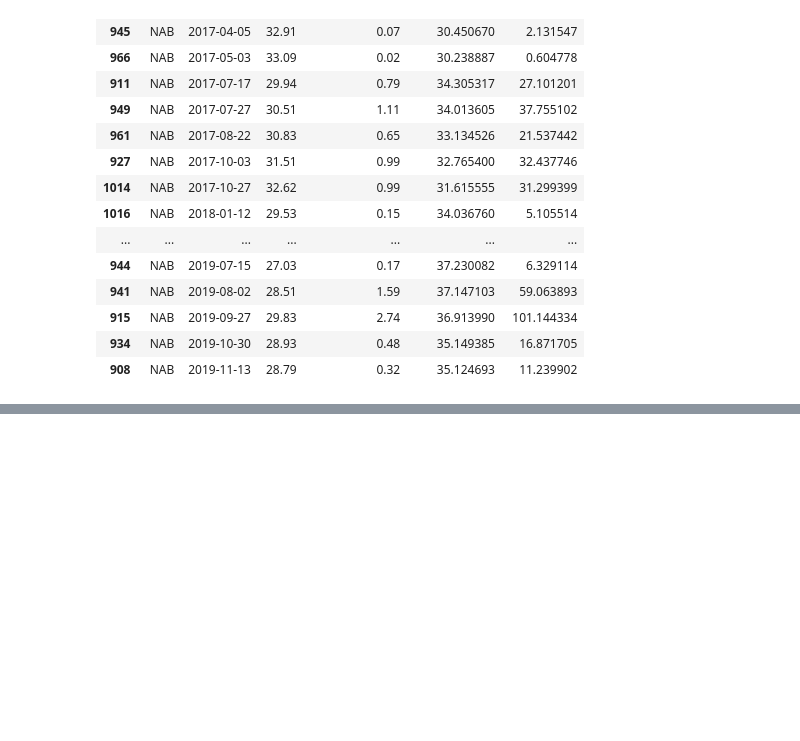
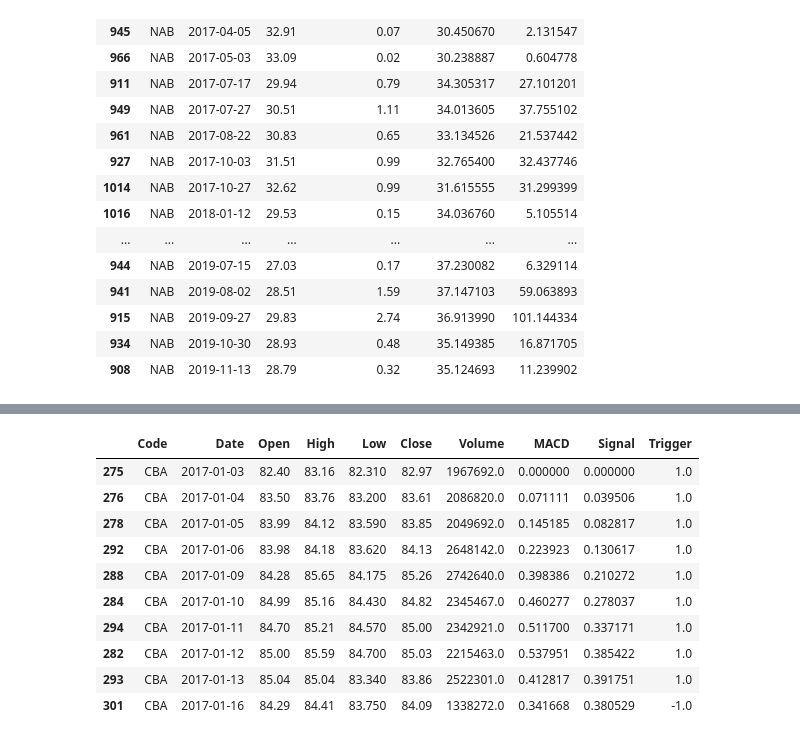
Before and after one commit to asa273/Experiments, a Jupyter notebook: ASX Analysis.ipynb, the cells around one changed output, grey strips where cells are left out. Drawn from its saved outputs; the diff is of its cells as text; code cells hidden in the pictures; blank space fills up the shorter version.

```diff
--- a/ASX Analysis.ipynb
+++ b/ASX Analysis.ipynb
@@ -440,0 +453,3 @@ get_trigger_table()
+# %%
+company_df = get_company_price_data(df, 'CBA')
+company_df.shape
@@ -440,0 +458,23 @@ get_trigger_table()
+# %%
+# Let's first calculate the short-term and long-term EMA
+short_ema = company_df['Close'].ewm(span = 8, adjust = False).mean()
+long_ema = company_df['Close'].ewm(span = 17, adjust = False).mean()
+
+# Now, we will calculate the MACD line
+macd = short_ema - long_ema
+
+# Then the signal line
+signal = macd.ewm(span = 9).mean()
+
+company_df['MACD'] = macd
+company_df['Signal'] = signal
+
+company_df['Trigger'] = company_df['MACD'] - company_df['Signal']
+
+company_df.loc[company_df['Trigger']>=0, 'Trigger'] = 1
+company_df.loc[company_df['Trigger']<0, 'Trigger'] = -1
+zero_crossings = np.where(np.diff(np.sign(company_df['Trigger'])))[0]
+
+a = company_df.iloc[zero_crossings, :]
+
+zero_crossings + 1
@@ -440,0 +489,14 @@ get_trigger_table()
+# %%
+company_df.head(10)
+# %% [output]
+|  | Code | Date | Open | High | Low | Close | Volume | MACD | Signal | Trigger |
+| 275 | CBA | 2017-01-03 | 82.40 | 83.16 | 82.310 | 82.97 | 1967692.0 | 0.000000 | 0.000000 | 1.0 |
+| 276 | CBA | 2017-01-04 | 83.50 | 83.76 | 83.200 | 83.61 | 2086820.0 | 0.071111 | 0.039506 | 1.0 |
+| 278 | CBA | 2017-01-05 | 83.99 | 84.12 | 83.590 | 83.85 | 2049692.0 | 0.145185 | 0.082817 | 1.0 |
+| 292 | CBA | 2017-01-06 | 83.98 | 84.18 | 83.620 | 84.13 | 2648142.0 | 0.223923 | 0.130617 | 1.0 |
+| 288 | CBA | 2017-01-09 | 84.28 | 85.65 | 84.175 | 85.26 | 2742640.0 | 0.398386 | 0.210272 | 1.0 |
+| 284 | CBA | 2017-01-10 | 84.99 | 85.16 | 84.430 | 84.82 | 2345467.0 | 0.460277 | 0.278037 | 1.0 |
+| 294 | CBA | 2017-01-11 | 84.70 | 85.21 | 84.570 | 85.00 | 2342921.0 | 0.511700 | 0.337171 | 1.0 |
+| 282 | CBA | 2017-01-12 | 85.00 | 85.59 | 84.700 | 85.03 | 2215463.0 | 0.537951 | 0.385422 | 1.0 |
+| 293 | CBA | 2017-01-13 | 85.04 | 85.04 | 83.340 | 83.86 | 2522301.0 | 0.412817 | 0.391751 | 1.0 |
+| 301 | CBA | 2017-01-16 | 84.29 | 84.41 | 83.750 | 84.09 | 1338272.0 | 0.341668 | 0.380529 | -1.0 |
```
Also changed, not shown: parts of 8 cells of this notebook.
